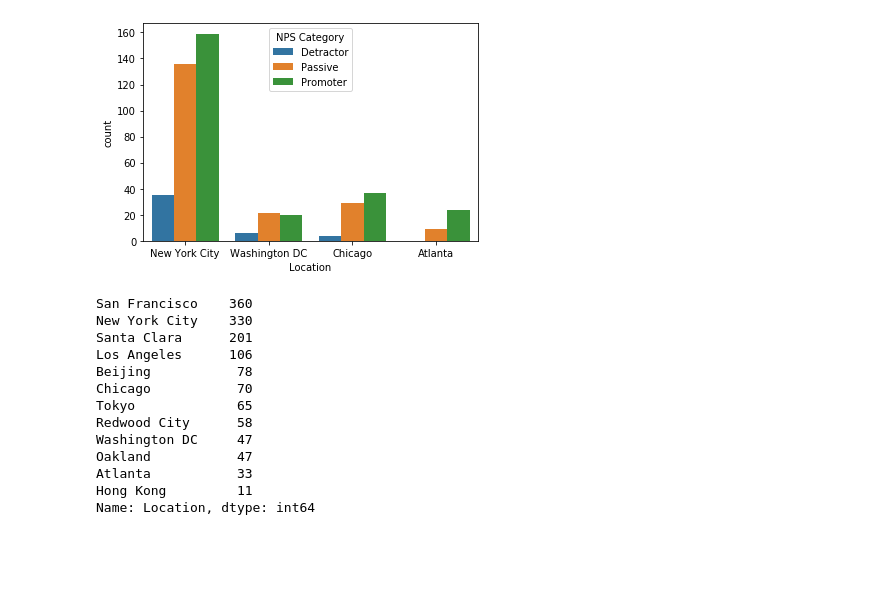
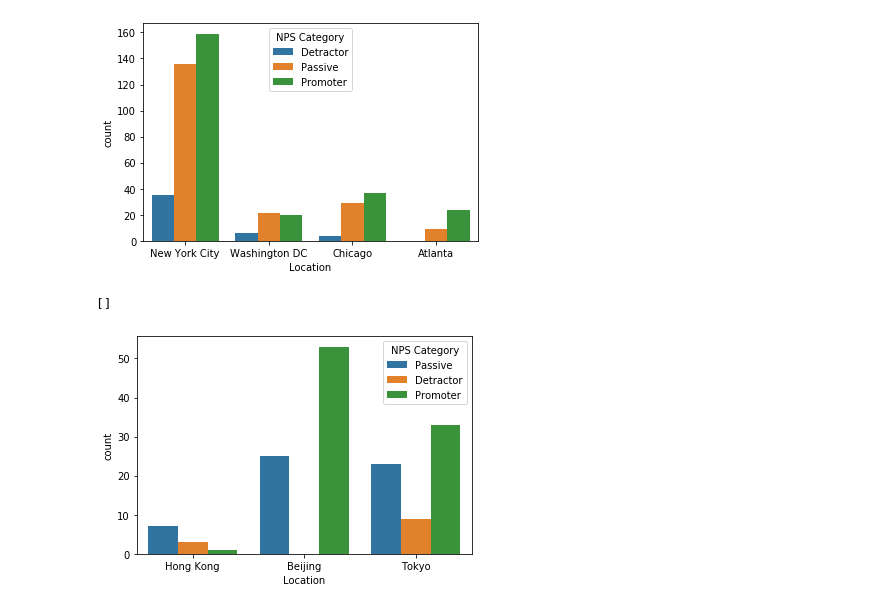
Before and after one commit to SamuelFolledo/DS1.1-Data-Analysis-And-Visualization, a Jupyter notebook: Midterm_Project/Midterm Project.ipynb, the cells around one changed output. Cells and saved outputs as stored; diff of their text form; code cells hidden in the pictures; blank space fills up the shorter version.

```diff
--- a/Midterm_Project/Midterm Project.ipynb
+++ b/Midterm_Project/Midterm Project.ipynb
@@ -397,19 +397,3 @@ out_of_state_plot = sns.countplot(x='Location', hue="NPS Category", data=df[df['
 out_of_state_plot.set()
 # %% [output]
 [figure]
-# %%
-df['Location'].value_counts()
-# %% [output]
-San Francisco    360
-New York City    330
-Santa Clara      201
-Los Angeles      106
-Beijing           78
-Chicago           70
-Tokyo             65
-Redwood City      58
-Washington DC     47
-Oakland           47
-Atlanta           33
-Hong Kong         11
-Name: Location, dtype: int64
@@ -419,0 +400,7 @@ Name: Location, dtype: int64
+# %%
+df['Location'].value_counts()
+diff_country_plot = sns.countplot(x='Location', hue="NPS Category", data=df[df['Location'].isin(['Hong Kong', 'Beijing', 'Tokyo',])])
+diff_country_plot.set()
+# %% [output]
+[]
+[figure, added]
```
Also changed, not shown: parts of 18 cells of this notebook.
